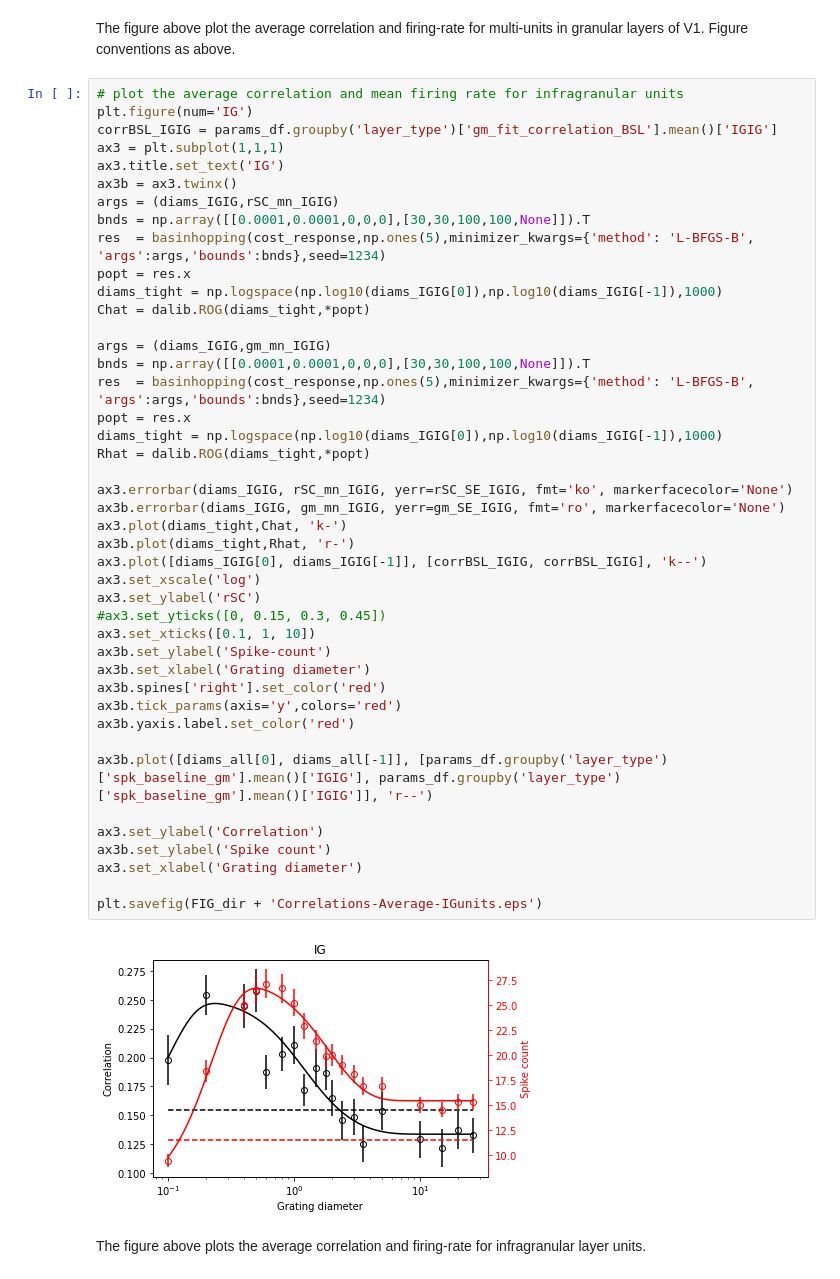
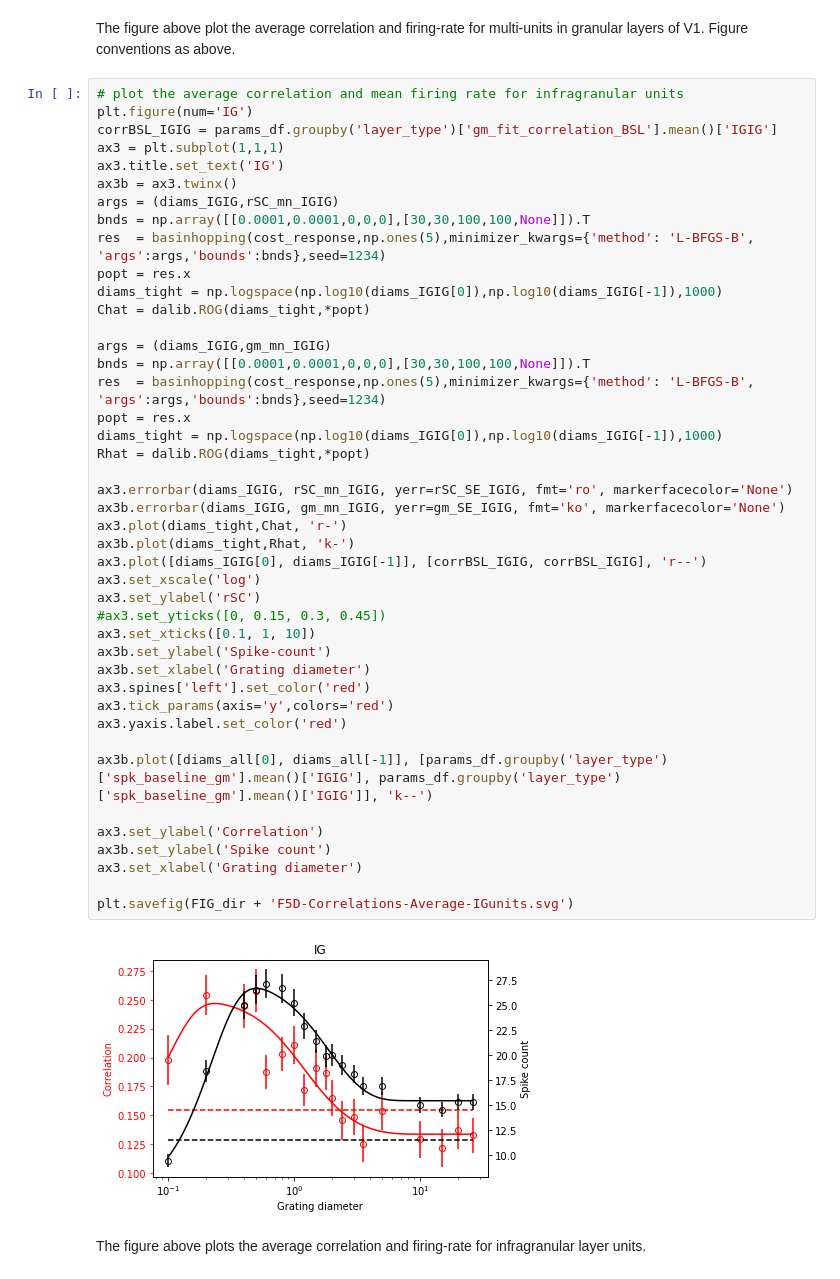
Before and after one commit to nurminenlab/variability-sizetuning-analysis, a Jupyter notebook: notebooks/correlation-notebook-2022-01-20.ipynb, the cells around one changed output. Drawn from its saved outputs; the diff is of its cells as text.

```diff
--- a/notebooks/correlation-notebook-2022-01-20.ipynb
+++ b/notebooks/correlation-notebook-2022-01-20.ipynb
@@ -249,44 +249,44 @@ corrBSL_IGIG = params_df.groupby('layer_type')['gm_fit_correlation_BSL'].mean()[
 ax3 = plt.subplot(1,1,1)
 ax3.title.set_text('IG')
 ax3b = ax3.twinx()
 args = (diams_IGIG,rSC_mn_IGIG)
 bnds = np.array([[0.0001,0.0001,0,0,0],[30,30,100,100,None]]).T
 res  = basinhopping(cost_response,np.ones(5),minimizer_kwargs={'method': 'L-BFGS-B', 'args':args,'bounds':bnds},seed=1234)
 popt = res.x
 diams_tight = np.logspace(np.log10(diams_IGIG[0]),np.log10(diams_IGIG[-1]),1000)
 Chat = dalib.ROG(diams_tight,*popt)
 
 args = (diams_IGIG,gm_mn_IGIG)
 bnds = np.array([[0.0001,0.0001,0,0,0],[30,30,100,100,None]]).T
 res  = basinhopping(cost_response,np.ones(5),minimizer_kwargs={'method': 'L-BFGS-B', 'args':args,'bounds':bnds},seed=1234)
 popt = res.x
 diams_tight = np.logspace(np.log10(diams_IGIG[0]),np.log10(diams_IGIG[-1]),1000)
 Rhat = dalib.ROG(diams_tight,*popt)
 
-ax3.errorbar(diams_IGIG, rSC_mn_IGIG, yerr=rSC_SE_IGIG, fmt='ko', markerfacecolor='None')
-ax3b.errorbar(diams_IGIG, gm_mn_IGIG, yerr=gm_SE_IGIG, fmt='ro', markerfacecolor='None')
-ax3.plot(diams_tight,Chat, 'k-')
-ax3b.plot(diams_tight,Rhat, 'r-')
-ax3.plot([diams_IGIG[0], diams_IGIG[-1]], [corrBSL_IGIG, corrBSL_IGIG], 'k--')
+ax3.errorbar(diams_IGIG, rSC_mn_IGIG, yerr=rSC_SE_IGIG, fmt='ro', markerfacecolor='None')
+ax3b.errorbar(diams_IGIG, gm_mn_IGIG, yerr=gm_SE_IGIG, fmt='ko', markerfacecolor='None')
+ax3.plot(diams_tight,Chat, 'r-')
+ax3b.plot(diams_tight,Rhat, 'k-')
+ax3.plot([diams_IGIG[0], diams_IGIG[-1]], [corrBSL_IGIG, corrBSL_IGIG], 'r--')
 ax3.set_xscale('log')
 ax3.set_ylabel('rSC')
 #ax3.set_yticks([0, 0.15, 0.3, 0.45])
 ax3.set_xticks([0.1, 1, 10])
 ax3b.set_ylabel('Spike-count')
 ax3b.set_xlabel('Grating diameter')
-ax3b.spines['right'].set_color('red')
-ax3b.tick_params(axis='y',colors='red')
-ax3b.yaxis.label.set_color('red')
+ax3.spines['left'].set_color('red')
+ax3.tick_params(axis='y',colors='red')
+ax3.yaxis.label.set_color('red')
 
-ax3b.plot([diams_all[0], diams_all[-1]], [params_df.groupby('layer_type')['spk_baseline_gm'].mean()['IGIG'], params_df.groupby('layer_type')['spk_baseline_gm'].mean()['IGIG']], 'r--')
+ax3b.plot([diams_all[0], diams_all[-1]], [params_df.groupby('layer_type')['spk_baseline_gm'].mean()['IGIG'], params_df.groupby('layer_type')['spk_baseline_gm'].mean()['IGIG']], 'k--')
 
 ax3.set_ylabel('Correlation')
 ax3b.set_ylabel('Spike count')
 ax3.set_xlabel('Grating diameter')
 
-plt.savefig(FIG_dir + 'Correlations-Average-IGunits.eps')
+plt.savefig(FIG_dir + 'F5D-Correlations-Average-IGunits.svg')
 # %% [output]
-[figure, old version]
+[figure, new version]
 # %% [markdown]
 The figure above plots the average correlation and firing-rate for infragranular layer units.
 # %%
```
Also changed, not shown: parts of 9 cells of this notebook.
